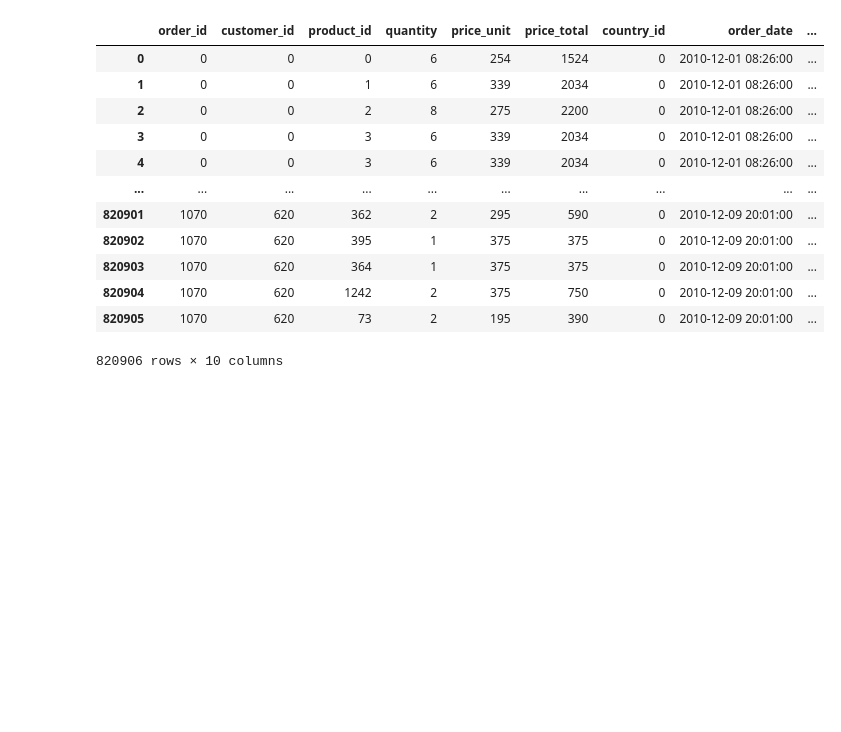
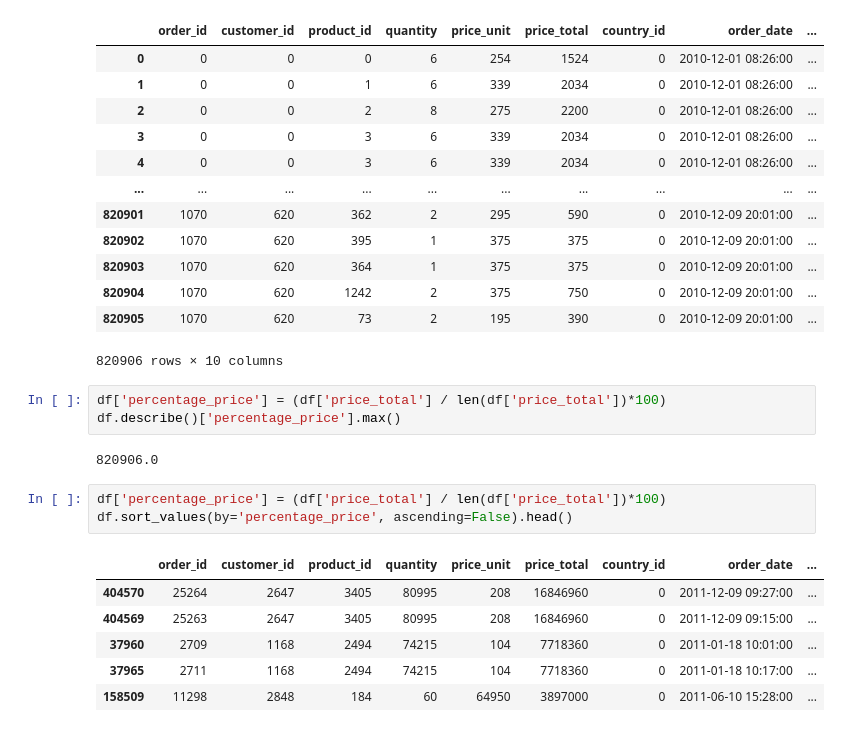
Before and after one commit to rabobahago/Python_ML_Data_Science, a Jupyter notebook: DWthon/read_dataframe.ipynb, the cells around one changed output. Cells and saved outputs as stored; diff of their text form; blank space fills up the shorter version.

```diff
--- a/DWthon/read_dataframe.ipynb
+++ b/DWthon/read_dataframe.ipynb
@@ -184,3 +184,18 @@ df
 | 820904 | 1070 | 620 | 1242 | 2 | 375 | 750 | 0 | 2010-12-09 20:01:00 | ... |
 | 820905 | 1070 | 620 | 73 | 2 | 195 | 390 | 0 | 2010-12-09 20:01:00 | ... |
 820906 rows × 10 columns
+# %%
+df['percentage_price'] = (df['price_total'] / len(df['price_total'])*100)
+df.describe()['percentage_price'].max()
+# %% [output]
+820906.0
+# %%
+df['percentage_price'] = (df['price_total'] / len(df['price_total'])*100)
+df.sort_values(by='percentage_price', ascending=False).head()
+# %% [output]
+|  | order_id | customer_id | product_id | quantity | price_unit | price_total | country_id | order_date | ... |
+| 404570 | 25264 | 2647 | 3405 | 80995 | 208 | 16846960 | 0 | 2011-12-09 09:27:00 | ... |
+| 404569 | 25263 | 2647 | 3405 | 80995 | 208 | 16846960 | 0 | 2011-12-09 09:15:00 | ... |
+| 37960 | 2709 | 1168 | 2494 | 74215 | 104 | 7718360 | 0 | 2011-01-18 10:01:00 | ... |
+| 37965 | 2711 | 1168 | 2494 | 74215 | 104 | 7718360 | 0 | 2011-01-18 10:17:00 | ... |
+| 158509 | 11298 | 2848 | 184 | 60 | 64950 | 3897000 | 0 | 2011-06-10 15:28:00 | ... |
```
Also changed, not shown: parts of 4 cells of this notebook.
